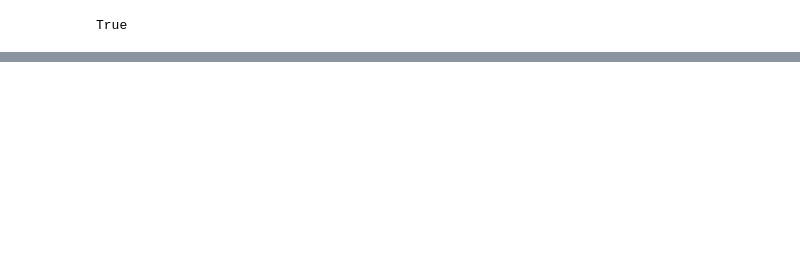
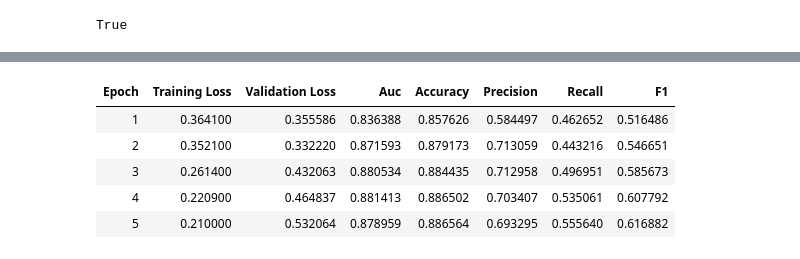
Before and after one commit to tstilwell91/cs895-genai-genomic-foundation-models, a Jupyter notebook: gcp/vertexai/workbench/DNABERT_ClinVar_Milestone1.ipynb, the cells around one changed output, grey strips where cells are left out. Cells and saved outputs as stored; diff of their text form; code cells hidden in the pictures; blank space fills up the shorter version.

Commit message:
Five epochs full fine-tuning

```diff
--- a/gcp/vertexai/workbench/DNABERT_ClinVar_Milestone1.ipynb
+++ b/gcp/vertexai/workbench/DNABERT_ClinVar_Milestone1.ipynb
@@ -862,10 +732,10 @@ trainer = Trainer(
     compute_metrics=hf_compute_metrics,
 )
 
-# trainer.train()   # <-- run when ready
-# preds = trainer.predict(val_ds)
-# y_prob = torch.softmax(torch.tensor(preds.predictions), dim=1)[:,1].numpy()
-# metrics = compute_classification_metrics(preds.label_ids, y_prob); metrics
+trainer.train()   # <-- run when ready
+preds = trainer.predict(val_ds)
+y_prob = torch.softmax(torch.tensor(preds.predictions), dim=1)[:,1].numpy()
+metrics = compute_classification_metrics(preds.label_ids, y_prob); metrics
 # %% [output]
 Some weights of BertForSequenceClassification were not initialized from the model checkpoint at zhihan1996/DNA_bert_6 and are newly initialized: ['classifier.bias', 'classifier.weight']
 You should probably TRAIN this model on a down-stream task to be able to use it for predictions and inference.
@@ -871,0 +751,71 @@ You should probably TRAIN this model on a down-stream task to be able to use it
+# %%
+# === Early-stopping training run (max 5 epochs) ===
+from transformers import TrainingArguments, Trainer, EarlyStoppingCallback, TrainerCallback
+import torch, pandas as pd
+
+# Callback to capture per-epoch metrics cleanly
+class MetricHistory(TrainerCallback):
+    def __init__(self):
+        self.rows = []
+    def on_evaluate(self, args, state, control, metrics=None, **kwargs):
+        if metrics is None:
+            return
+        row = {"epoch": state.epoch}
+        # keep the common ones if present
+        for k in ["eval_auc","eval_f1","eval_accuracy","eval_precision","eval_recall","eval_loss"]:
+            if k in metrics: row[k] = metrics[k]
+        self.rows.append(row)
+
+hist = MetricHistory()
+
+training_args_es = TrainingArguments(
+    output_dir="./runs/dnabert_fullft_es",
+    num_train_epochs=5,                 # upper bound
+    per_device_train_batch_size=8,
+    per_device_eval_batch_size=16,
+    eval_strategy="epoch",
+    save_strategy="epoch",
+    load_best_model_at_end=True,
+    metric_for_best_model="auc",
+    greater_is_better=True,
+    learning_rate=2e-5,
+    warmup_ratio=0.1,
+    weight_decay=0.01,
+    fp16=torch.cuda.is_available(),
+    logging_steps=100,
+    report_to=[],
+)
+
+trainer_es = Trainer(
+    model=model,                        # continues from your current model (after 1 epoch)
+    args=training_args_es,
+    train_dataset=train_ds,
+    eval_dataset=val_ds,
+    tokenizer=tokenizer,
+    compute_metrics=hf_compute_metrics,
+    callbacks=[
+        EarlyStoppingCallback(
+            early_stopping_patience=2,          # stop after 2 epochs w/o sufficient AUC gain
+            early_stopping_threshold=0.002      # min AUC improvement to count as “better”
+        ),
+        hist
+    ],
+)
+
+# Train with early stopping
+train_output = trainer_es.train()
+
+# Show per-epoch validation metrics
+df_hist = pd.DataFrame(hist.rows).sort_values("epoch")
+display(df_hist)
+
+# Evaluate the best checkpoint on the validation set
+preds_es = trainer_es.predict(val_ds)
+y_prob_es = torch.softmax(torch.tensor(preds_es.predictions), dim=1)[:,1].numpy()
+metrics_es = compute_classification_metrics(preds_es.label_ids, y_prob_es)
+print("Best-checkpoint metrics:", metrics_es)
+
+# (Optional) save the history for your report
+df_hist.to_csv("./runs/dnabert_fullft_es/val_metrics_by_epoch.csv", index=False)
+print("Saved per-epoch metrics -> ./runs/dnabert_fullft_es/val_metrics_by_epoch.csv")
+# %% [output]
@@ -871,0 +823,6 @@ You should probably TRAIN this model on a down-stream task to be able to use it
+| Epoch | Training Loss | Validation Loss | Auc | Accuracy | Precision | Recall | F1 |
+| 1 | 0.364100 | 0.355586 | 0.836388 | 0.857626 | 0.584497 | 0.462652 | 0.516486 |
+| 2 | 0.352100 | 0.332220 | 0.871593 | 0.879173 | 0.713059 | 0.443216 | 0.546651 |
+| 3 | 0.261400 | 0.432063 | 0.880534 | 0.884435 | 0.712958 | 0.496951 | 0.585673 |
+| 4 | 0.220900 | 0.464837 | 0.881413 | 0.886502 | 0.703407 | 0.535061 | 0.607792 |
+| 5 | 0.210000 | 0.532064 | 0.878959 | 0.886564 | 0.693295 | 0.555640 | 0.616882 |
```
Also changed, not shown: parts of 18 cells of this notebook.
